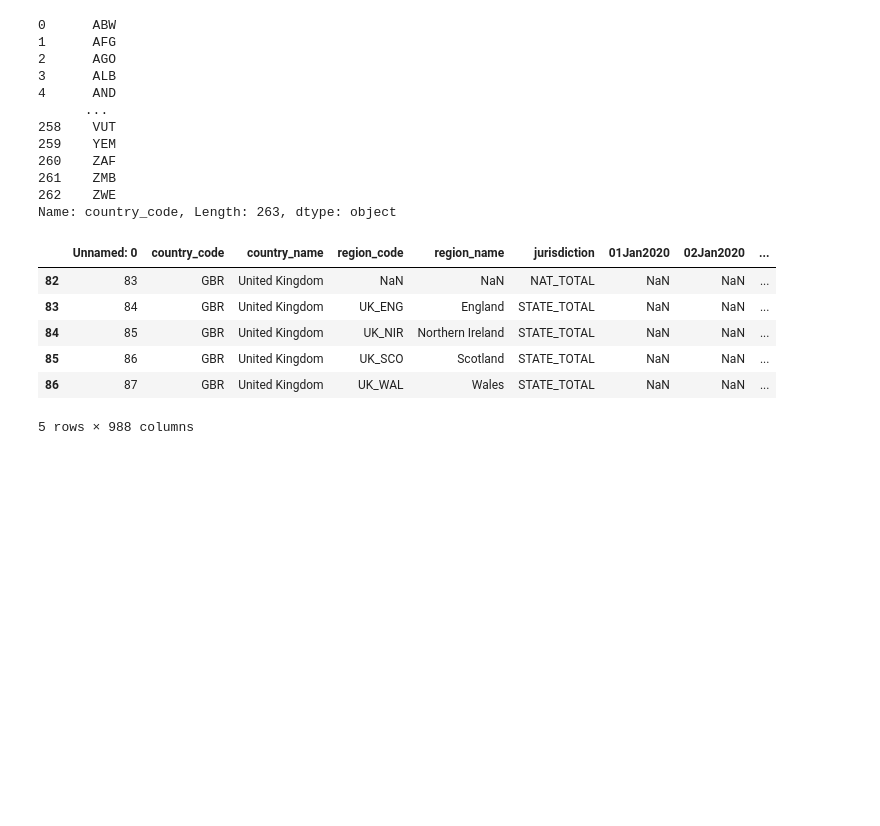
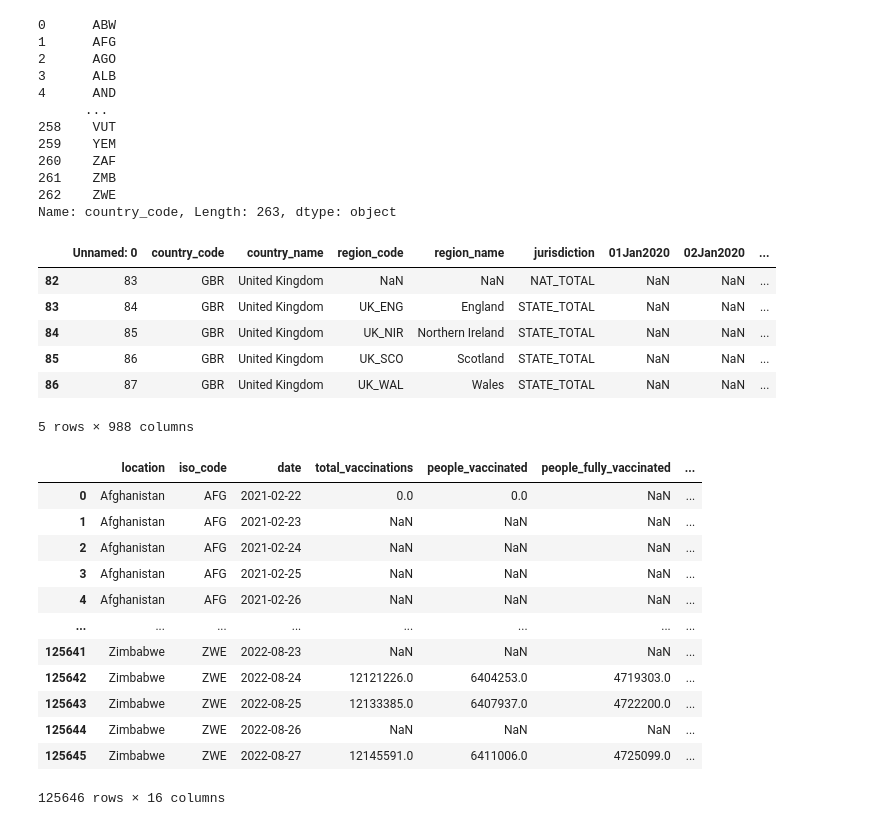
Before and after one commit to tekadata/covid_time_series_prediction, a Jupyter notebook: notebooks/Data_ready_for_all_countries_sumedha.ipynb, the cells around one changed output. Saved outputs shown, nothing was run; the diff lists cells and outputs as text; code cells hidden in the pictures; blank space fills up the shorter version.

```diff
--- a/notebooks/Data_ready_for_all_countries_sumedha.ipynb
+++ b/notebooks/Data_ready_for_all_countries_sumedha.ipynb
@@ -134,3 +134,19 @@ def data_cleaning_all_indicator(name_data_table):
     trans_table=name_data_table.groupby('country_code').mean().round(decimals = 0).T.drop('Unnamed: 0')
     trans_table.index = pd.to_datetime( trans_table.index)
     return trans_table
+# %%
+df_vaccination_raw
+# %% [output]
+|  | location | iso_code | date | total_vaccinations | people_vaccinated | people_fully_vaccinated | ... |
+| 0 | Afghanistan | AFG | 2021-02-22 | 0.0 | 0.0 | NaN | ... |
+| 1 | Afghanistan | AFG | 2021-02-23 | NaN | NaN | NaN | ... |
+| 2 | Afghanistan | AFG | 2021-02-24 | NaN | NaN | NaN | ... |
+| 3 | Afghanistan | AFG | 2021-02-25 | NaN | NaN | NaN | ... |
+| 4 | Afghanistan | AFG | 2021-02-26 | NaN | NaN | NaN | ... |
+| ... | ... | ... | ... | ... | ... | ... | ... |
+| 125641 | Zimbabwe | ZWE | 2022-08-23 | NaN | NaN | NaN | ... |
+| 125642 | Zimbabwe | ZWE | 2022-08-24 | 12121226.0 | 6404253.0 | 4719303.0 | ... |
+| 125643 | Zimbabwe | ZWE | 2022-08-25 | 12133385.0 | 6407937.0 | 4722200.0 | ... |
+| 125644 | Zimbabwe | ZWE | 2022-08-26 | NaN | NaN | NaN | ... |
+| 125645 | Zimbabwe | ZWE | 2022-08-27 | 12145591.0 | 6411006.0 | 4725099.0 | ... |
+125646 rows × 16 columns
```
Also changed, not shown: parts of 9 cells of this notebook, 5 other files.
